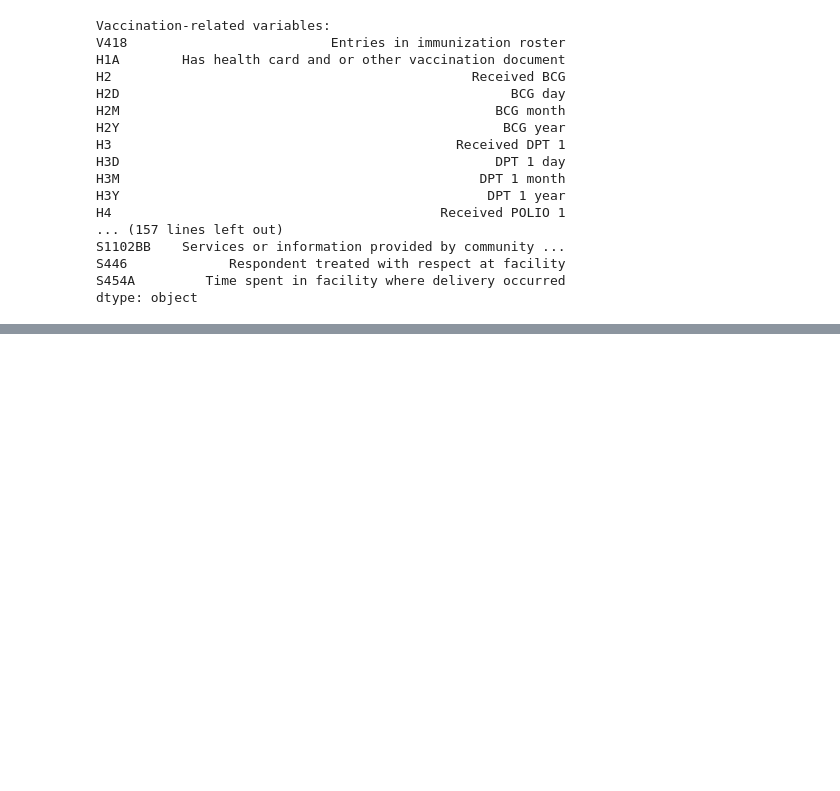
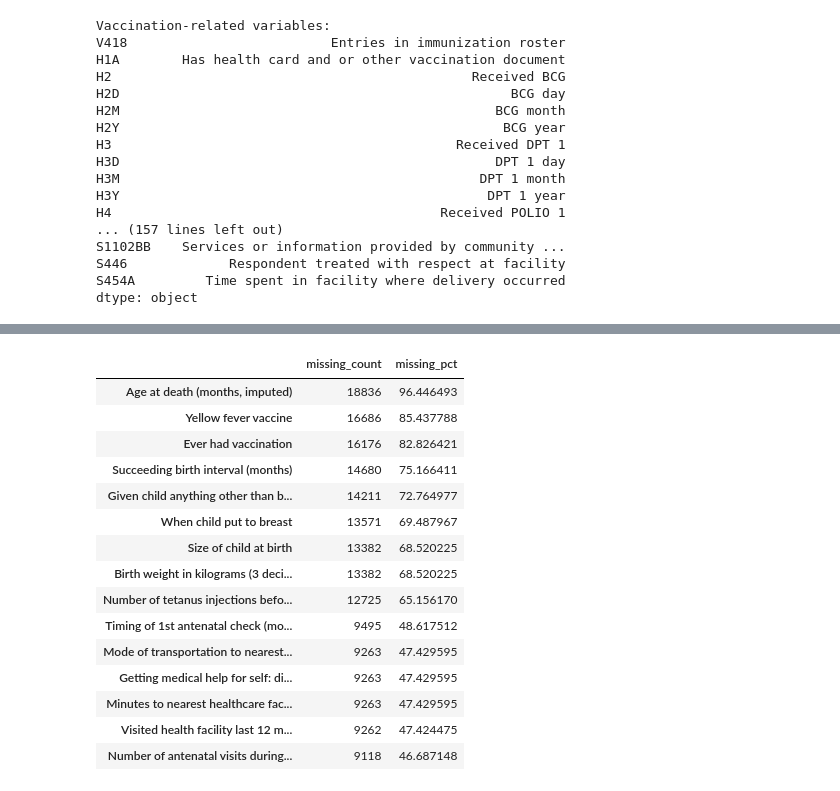
Before and after one commit to tingly-amua/Under5-Mortality-Model, a Jupyter notebook: u5mr.ipynb, the cells around one changed output, grey strips where cells are left out. Saved outputs shown, nothing was run; the diff lists cells and outputs as text; code cells hidden in the pictures; blank space fills up the shorter version.

```diff
--- a/u5mr.ipynb
+++ b/u5mr.ipynb
@@ -433,0 +642,27 @@ df = pd.read_csv('u5mr_subset.csv')
+# %%
+#Calculate missing values per column
+missing_data = (
+    df.isnull().sum()
+    .to_frame("missing_count")
+    .assign(missing_pct=lambda x: 100 * x["missing_count"] / len(df))
+    .sort_values("missing_pct", ascending=False)
+)
+
+missing_data.head(15)  #top 15 most missing
+# %% [output]
+|  | missing_count | missing_pct |
+| Age at death (months, imputed) | 18836 | 96.446493 |
+| Yellow fever vaccine | 16686 | 85.437788 |
+| Ever had vaccination | 16176 | 82.826421 |
+| Succeeding birth interval (months) | 14680 | 75.166411 |
+| Given child anything other than b... | 14211 | 72.764977 |
+| When child put to breast | 13571 | 69.487967 |
+| Size of child at birth | 13382 | 68.520225 |
+| Birth weight in kilograms (3 deci... | 13382 | 68.520225 |
+| Number of tetanus injections befo... | 12725 | 65.156170 |
+| Timing of 1st antenatal check (mo... | 9495 | 48.617512 |
+| Mode of transportation to nearest... | 9263 | 47.429595 |
+| Getting medical help for self: di... | 9263 | 47.429595 |
+| Minutes to nearest healthcare fac... | 9263 | 47.429595 |
+| Visited health facility last 12 m... | 9262 | 47.424475 |
+| Number of antenatal visits during... | 9118 | 46.687148 |
```
Also changed, not shown: parts of 21 cells of this notebook, 1 other file.
